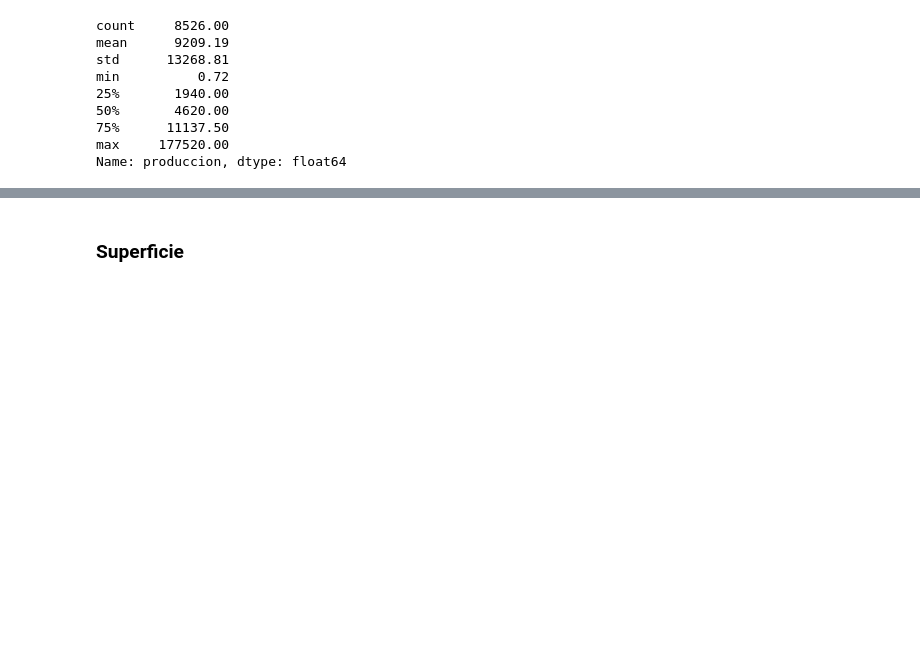
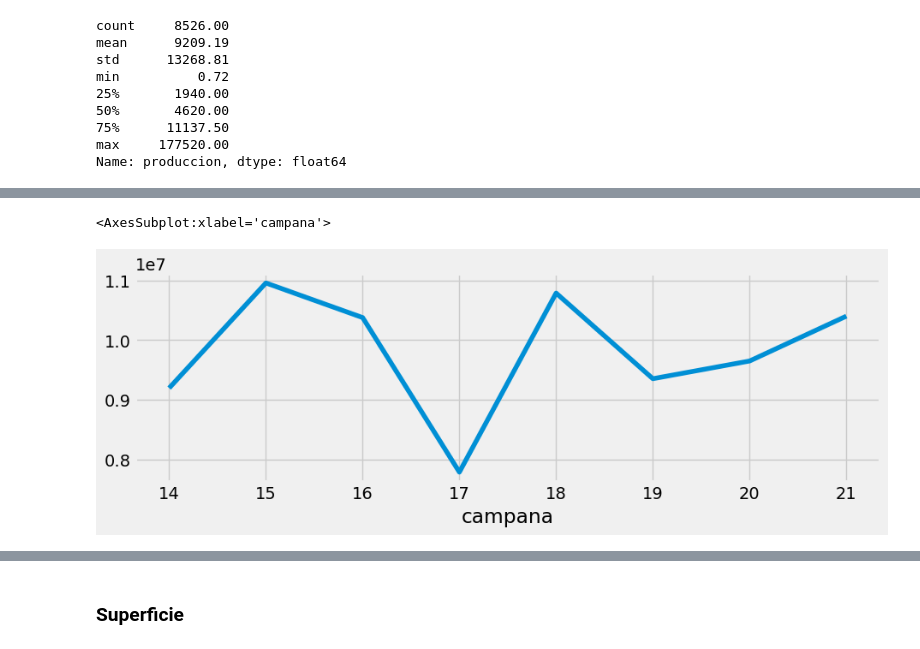
Before and after one commit to vitostamatti/datathon-cajamar-malbecs, a Jupyter notebook: notebooks/00-data-exploration/00-data-exploration-vito.ipynb, the cells around one changed output, grey strips where cells are left out. Cells and saved outputs as stored; diff of their text form; code cells hidden in the pictures; blank space fills up the shorter version.

```diff
--- a/notebooks/00-data-exploration/00-data-exploration-vito.ipynb
+++ b/notebooks/00-data-exploration/00-data-exploration-vito.ipynb
@@ -103,0 +111,5 @@ Name: produccion, dtype: float64
+# %%
+data.groupby('campana')['produccion'].sum()[:-1].plot(figsize=(10,3))
+# %% [output]
+<AxesSubplot:xlabel='campana'>
+[figure, added]
```
Also changed, not shown: parts of 46 cells of this notebook.
